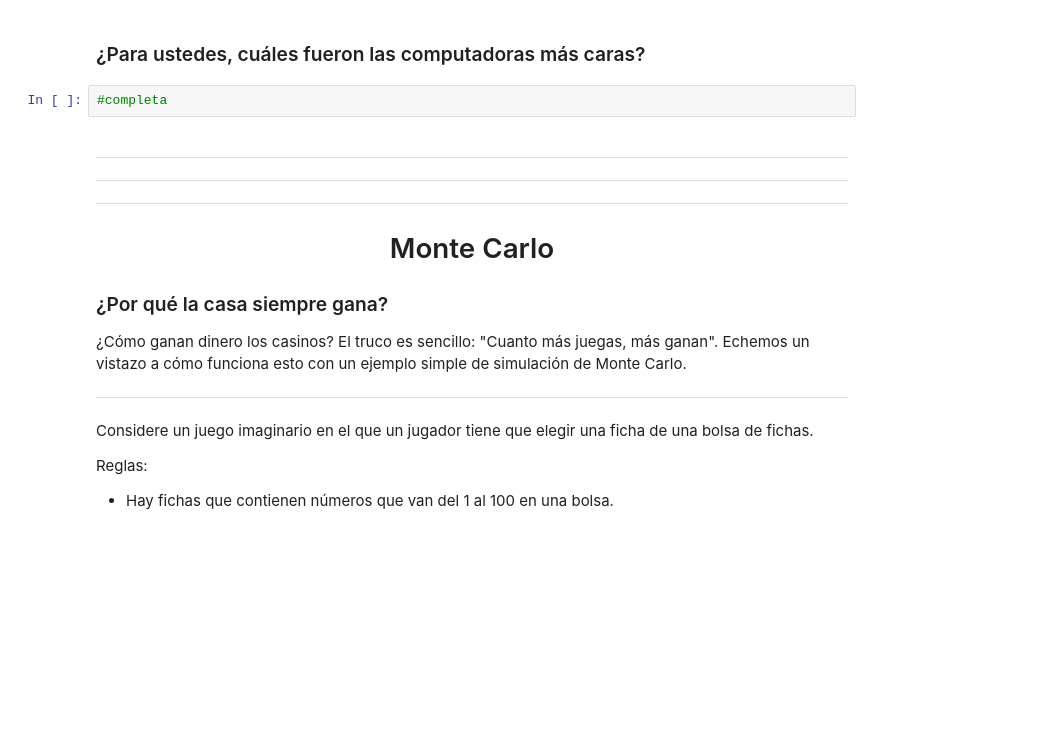
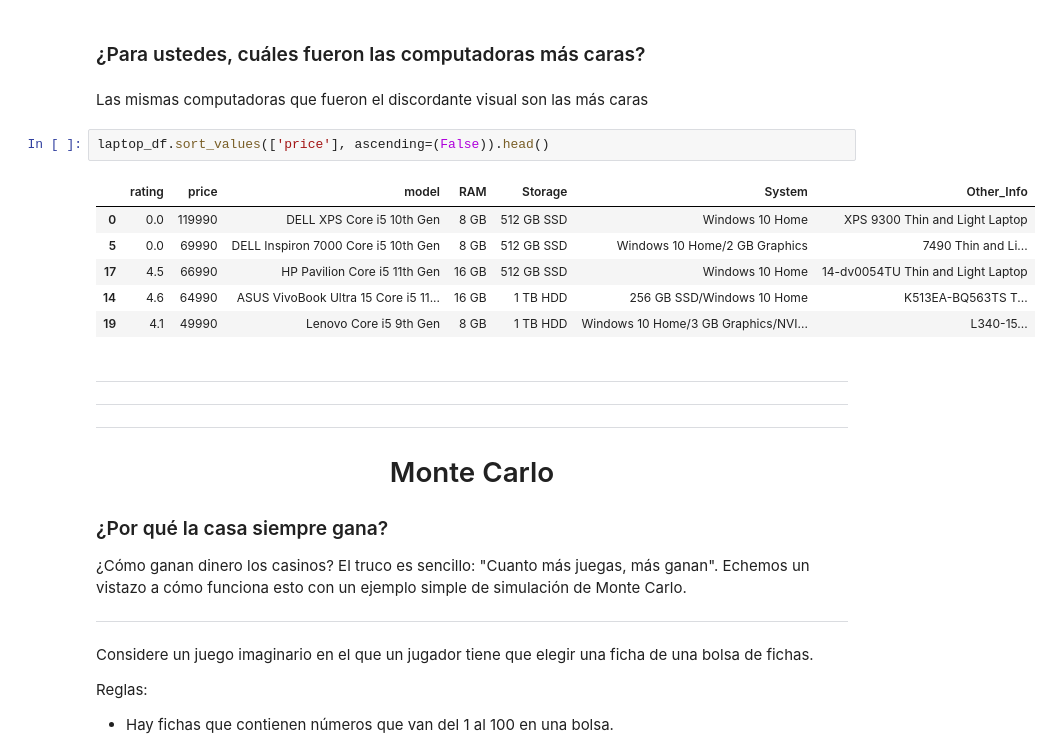
Before and after one commit to KevinTMtz/Aprendizaje-Autom-tico-Pr-cticas, a Jupyter notebook: 2 Web Scraping/Practica_Scrap_EDAWoAns.ipynb, the cells around one changed output. Saved outputs shown, nothing was run; the diff lists cells and outputs as text; blank space fills up the shorter version.

```diff
--- a/2 Web Scraping/Practica_Scrap_EDAWoAns.ipynb
+++ b/2 Web Scraping/Practica_Scrap_EDAWoAns.ipynb
@@ -442,7 +441,16 @@ sns.boxplot(x='price', data=laptop_df).set(title='Box plot')
 # %% [markdown]
 ### ¿Para ustedes, cuáles fueron las computadoras más caras?
-# %%
-#completa
+# %% [markdown]
+Las mismas computadoras que fueron el discordante visual son las más caras
+# %%
+laptop_df.sort_values(['price'], ascending=(False)).head()
+# %% [output]
+|  | rating | price | model | RAM | Storage | System | Other_Info |
+| 0 | 0.0 | 119990 | DELL XPS Core i5 10th Gen | 8 GB | 512 GB SSD | Windows 10 Home | XPS 9300 Thin and Light Laptop |
+| 5 | 0.0 | 69990 | DELL Inspiron 7000 Core i5 10th Gen | 8 GB | 512 GB SSD | Windows 10 Home/2 GB Graphics | 7490 Thin and Li... |
+| 17 | 4.5 | 66990 | HP Pavilion Core i5 11th Gen | 16 GB | 512 GB SSD | Windows 10 Home | 14-dv0054TU Thin and Light Laptop |
+| 14 | 4.6 | 64990 | ASUS VivoBook Ultra 15 Core i5 11... | 16 GB | 1 TB HDD | 256 GB SSD/Windows 10 Home | K513EA-BQ563TS T... |
+| 19 | 4.1 | 49990 | Lenovo Core i5 9th Gen | 8 GB | 1 TB HDD | Windows 10 Home/3 GB Graphics/NVI... | L340-15... |
 # %% [markdown]
 ----
 ----
```
Also changed, not shown: parts of 21 cells of this notebook.
